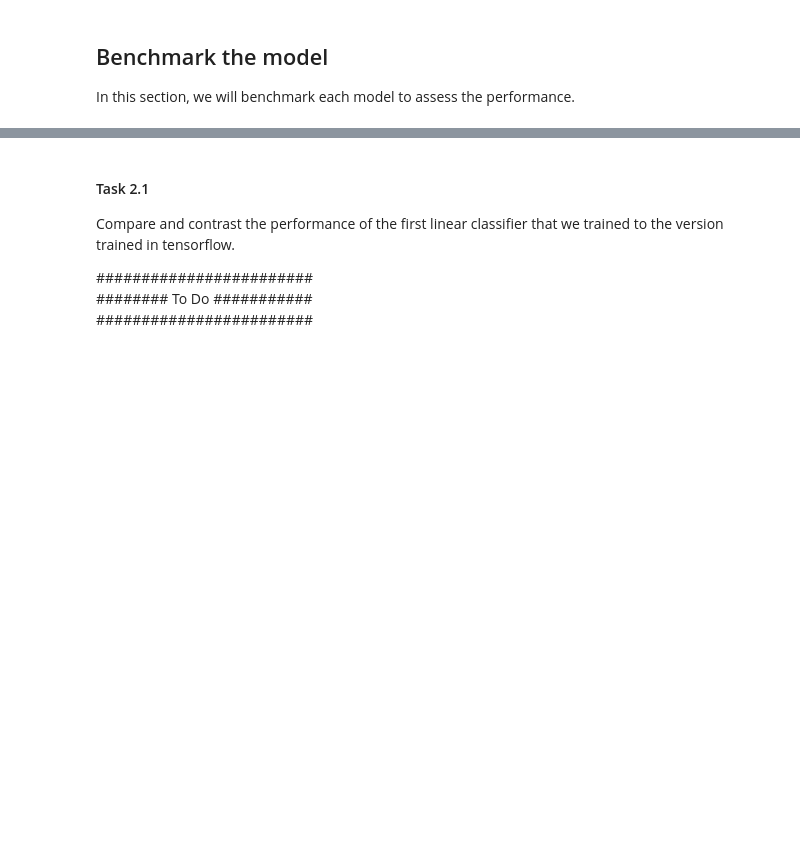
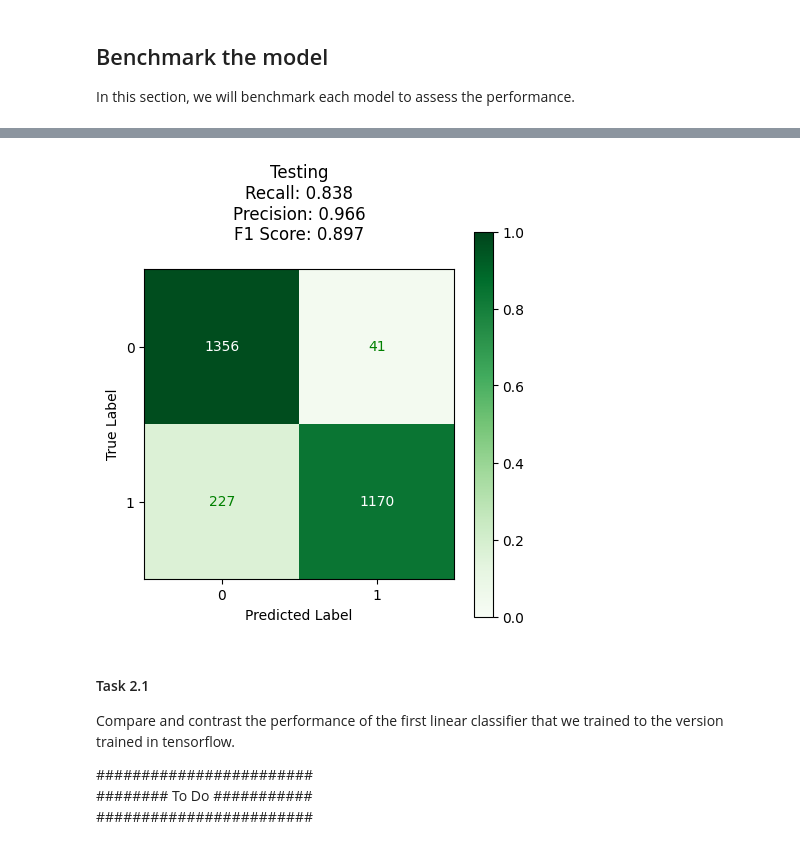
Before and after one commit to dlmbl/intro_ml, a Jupyter notebook: exercise-part1+2.ipynb, the cells around one changed output, grey strips where cells are left out. Saved outputs shown, nothing was run; the diff lists cells and outputs as text; code cells hidden in the pictures; blank space fills up the shorter version.

```diff
--- a/exercise-part1+2.ipynb
+++ b/exercise-part1+2.ipynb
@@ -686,6 +746,6 @@ for i in range(8):
 # %%
 # Generate predictions
-test_list = list(db.test_dataset.as_numpy_iterator())
+test_list = list(dataset['test'].as_numpy_iterator())
 X_test = np.concatenate([item[0] for item in test_list], axis=0)
 y_test = np.concatenate([item[1] for item in test_list], axis=0)
 y_test = np.argmax(y_test, axis=-1)
@@ -697,3 +757,4 @@ y_pred = np.argmax(y_pred, axis=-1)
 metrics = benchmark_performance(y_test, y_pred)
 
 plot_metrics(metrics, 'Testing')
+# %% [output]
@@ -700,3 +762,4 @@ plot_metrics(metrics, 'Testing')
+[figure, added]
 # %% [markdown]
 #### Task 2.1
 
```
Also changed, not shown: parts of 39 cells of this notebook, 3 other files.
